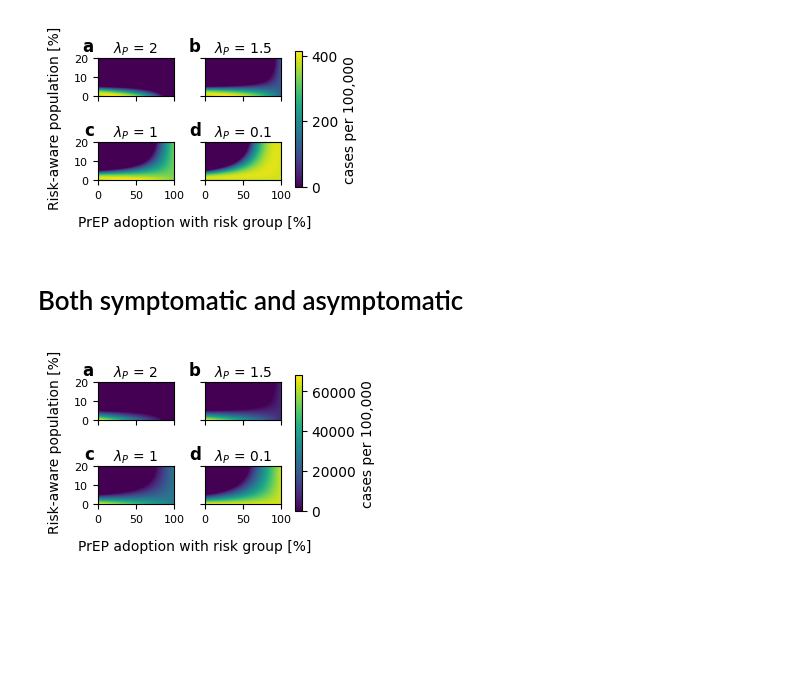
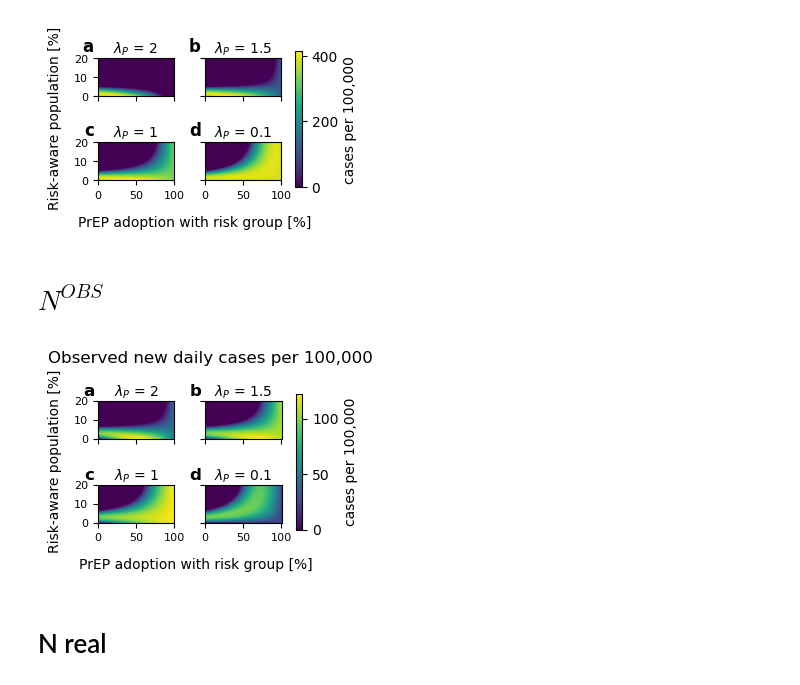
Before and after one commit to Priesemann-Group/testing-paradox-HIV-STI, a Jupyter notebook: notebooks/NotebookForPrEP.ipynb, the cells around one changed output. Drawn from its saved outputs; the diff is of its cells as text; code cells hidden in the pictures; blank space fills up the shorter version.

Commit message:
Observed cases and real cases plotted

```diff
--- a/notebooks/NotebookForPrEP.ipynb
+++ b/notebooks/NotebookForPrEP.ipynb
@@ -1581,7 +1585,7 @@ plt.show()
 # %%
 
 # Define the ranges for H and P values
-Hs = np.linspace(0, 0.2, 101)
+Hs = np.linspace(0.1, 0.2, 101)
 Ps = np.linspace(0, 1.0, 201)
 
 # Define different values for lambda_P
@@ -1616,7 +1620,7 @@ for lambda_P in lambda_P_values:
     result = np.zeros((len(Hs), len(Ps)))
     for i, H in enumerate(Hs):
         for j, P in enumerate(Ps):
-            if (calculateI_Symtomatic_Math(args, lambda_P, H, P))>0:
+            if (calculate_Ro(args, lambda_P, H, P))>1:
                 result[i, j] = calculateI_Symtomatic_Math(args, lambda_P, H, P)
     results[lambda_P] = result
 
@@ -1728,14 +1732,14 @@ from matplotlib.patches import Patch
 
 def bifurcationP(
     betaSTI=args["beta_STI"],
-    lambda_0=args["lambda_0"],
+    lambda_0=args["lambda_s"],
     mu=args["mu"],
     gamma=args["gamma_STI"],
     psi=args["asymptomatic"],
 ):
     lambdap = (
-        psi * (lambda_0 + mu) / ((lambda_0 + mu) / betaSTI - (1 - psi)) - mu - gamma
-    )
+        -(lambda_0+2*mu+gamma-betaSTI)+np.sqrt((lambda_0+2*mu+gamma-betaSTI)**2+4*betaSTI*(psi*lambda_0+mu+(1-psi)*gamma))
+    )/2
     return lambdap
 
 
@@ -1753,8 +1757,8 @@ lambda_P_values = [
     3 / 360.0,
     2.5 / 360.0,
     2 / 360.0,
+    bifur,
     1.8 / 360,
-    bifur+0.01,
     1.5 / 360.0,
     1 / 360.0,
     0.1 / 360,
@@ -1768,8 +1772,8 @@ lambda_P_labels = [
     "3 times per year",
     "2.5 times per year",
     "2 times per year",
+    "bifurcation",
     "1.8 times per year",
-    "Critical times",
     "1.5 times per year",
     "1 time per year",
     "0.1 times per year",
@@ -1843,8 +1847,8 @@ Hs = np.linspace(0, 0.25, 101)
 Ps = np.linspace(0, 1.0, 201)
 
 # Define the continuous range for lambda_P
-lambda_P_min = 1.5 / 360.0
-lambda_P_max = 2 / 360.0
+lambda_P_min = 0/ 360.0
+lambda_P_max = 7 / 360.0
 lambda_P_values = np.linspace(
     lambda_P_min, lambda_P_max, 50
 )  # Adjust the number of values for smoothness
@@ -1937,8 +1942,9 @@ for lambda_P in lambda_P_values:
         for j, P in enumerate(Ps):
             m = calculate_m(H)
             lambda_a = calculate_lambda_a(args, lambda_P, m, P, H)
+            lambda_s = calculate_lambda_s(args, lambda_a)
             alpha = calculate_alpha(P, m)
-            a = calculate_a(args)
+            a = calculate_a(args, lambda_s)
             b = calculate_b(args, lambda_a)
             if calculate_Ro(args, lambda_P, H, P) > 1:
                 I_values[i, j] = calculate_I_MATHEMATICA(args, lambda_P, H, P)
@@ -2150,8 +2156,8 @@ cbar.ax.set_ylabel("cases per 100,000")
 plt.show()
 # %% [output]
 [figure]
-# %% [markdown]
-# Both symptomatic and asymptomatic
+# %% [markdown]
+# $N^{OBS}$
 # %%
 # Define the ranges for H and P values
 Hs = np.linspace(0, 0.2, 101)
@@ -2177,8 +2183,14 @@ for lambda_P in lambda_P_values:
     result = np.zeros((len(Hs), len(Ps)))
     for i, H in enumerate(Hs):
         for j, P in enumerate(Ps):
-            if (calculateI_Symtomatic_Math(args, lambda_P, H, P))>0:
-                result[i, j] = (calculate_I_MATHEMATICA(args, lambda_P, H, P) + calculateI_Symtomatic_Math(args, lambda_P, H, P))
+            m = calculate_m(H)
+            lambda_a = calculate_lambda_a(args, lambda_P, m, P, H)
+            lambda_s = calculate_lambda_s(args, lambda_a)
+            alpha = calculate_alpha(P, m)
+            a = calculate_a(args, lambda_s)
+            b = calculate_b(args, lambda_a)
+            if calculate_Ro(args, lambda_P, H, P)>1:
+                result[i, j] = (lambda_a*calculate_I_MATHEMATICA(args, lambda_P, H, P) + lambda_s*calculateI_Symtomatic_Math(args, lambda_P, H, P))
     results[lambda_P] = result
 
 # Determine the global vmin and vmax
@@ -2238,32 +2250,35 @@ for idx, (lambda_P, label) in enumerate(zip(lambda_P_values, lambda_P_labels)):
     # Adding subpanel letters aligned with λ_P titles
     ax.text(
         -0.05, 1.05, chr(97 + idx),  # 'chr(97)' gives 'a', 'chr(98)' gives 'b', etc.
         transform=ax.transAxes,
         fontsize=12,
         fontweight="bold",
         va="bottom",
         ha="right",
     )
 
 # Define a formatter function that multiplies the value by 100,000
 def formatter(x, pos):
     return f"{x * 1e5:.0f}"
 
 # Create a single color bar for the whole figure
 cbar = fig.colorbar(
     cax,
     ax=axes.ravel().tolist(),
     shrink=0.88,
     format=FuncFormatter(formatter),
     pad=0.06,  # Increased padding to move color bar to the right
 )
 
 # Shared axis labels
 fig.text(0.45, -0.04, "PrEP adoption with risk group [%]", ha='center', fontsize=10)
 fig.text(-0.04, 0.5, "Risk-aware population [%]", va='center', rotation='vertical', fontsize=10)
 
 cbar.ax.set_ylabel("cases per 100,000")
-
+cbar.ax.set_ylabel("cases per 100,000")
+fig.suptitle("Observed new daily cases per 100,000", fontsize=12, y=1.05)
 plt.show()
 # %% [output]
-[figure, old version]
+[figure, new version]
+# %% [markdown]
+# N real
```
Also changed, not shown: parts of 9 cells of this notebook, 3 other files.
